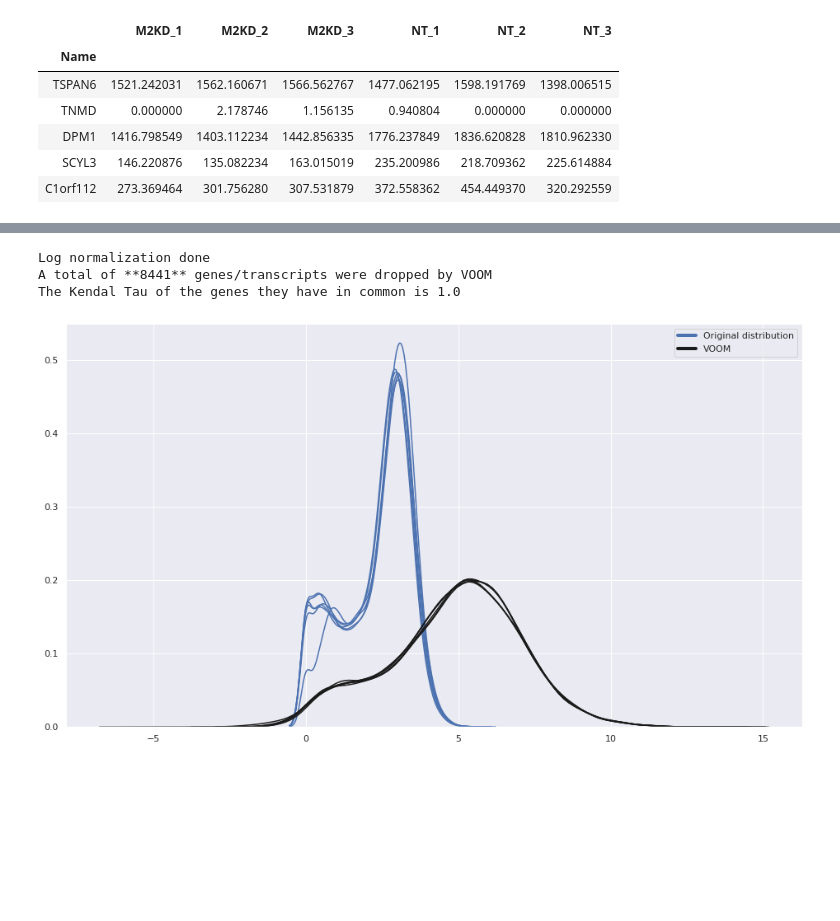
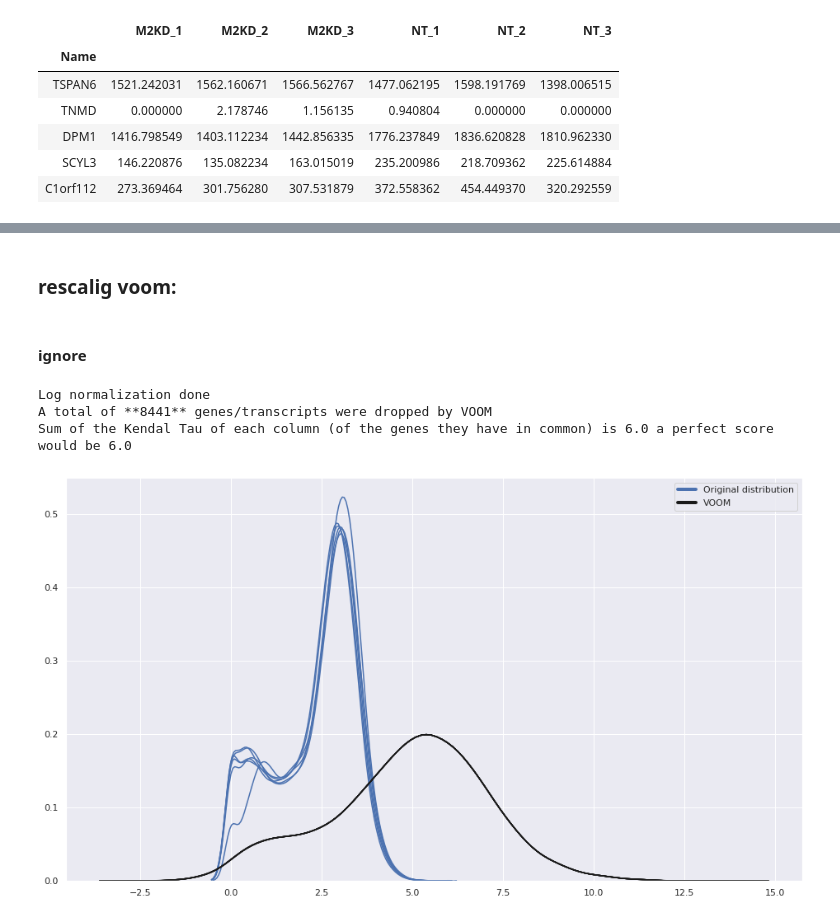
Before and after one commit to genepattern/preprocessing-rnaseq, a Jupyter notebook: Bulk RNA-seq Preprocessing for GSEA+ draft 3.ipynb, the cells around one changed output, grey strips where cells are left out. Drawn from its saved outputs; the diff is of its cells as text; code cells hidden in the pictures; blank space fills up the shorter version.

Commit message:
first draft of the blogpost -- currently incomplete

```diff
--- a/Bulk RNA-seq Preprocessing for GSEA+ draft 3.ipynb
+++ b/Bulk RNA-seq Preprocessing for GSEA+ draft 3.ipynb
@@ -81,12 +81,12 @@ def dfdist(df1,df2):
     distance_per_column = colwise_distance(df1,df2)
 
     #for now just adding the distance per column
-    return distance_per_column.mean(axis=1)
+    return distance_per_column.sum(axis=1)
 
 def print_stats(df1,df2,method):
     print(f'A total of **{len(df1)-len(df2)}** genes/transcripts were dropped by {method}')
     kt = dfdist(df1,df2)
-    print(f"The Kendal Tau of the genes they have in common is {kt['similarity']}")
+    print(f"Sum of the Kendal Tau of each column (of the genes they have in common) is {kt['similarity']} a perfect score would be {float(len(list(df1)))}")
 # %%
 import urllib.request
 import urllib.parse
@@ -389,7 +408,17 @@ The Kendal Tau of the genes they have in common is 1.0
+# %% [markdown]
+### rescalig voom:
+# %% [markdown]
+#### ignore
+# %%
+def quantile_normalize(df):
+    # from https://stackoverflow.com/questions/37935920/quantile-normalization-on-pandas-dataframe/37957466
+    # look into https://github.com/ShawnLYU/Quantile_Normalize
+    rank_mean = df.stack().groupby(df.rank(method='first').stack().astype(int)).mean()
+    return df.rank(method='min').stack().astype(int).map(rank_mean).unstack()
 # %%
-print_vitals(df1=raw,df2=voom,method='VOOM',apply_log_normalize=False)
+print_vitals(df1=raw,df2=quantile_normalize(voom),method='VOOM',apply_log_normalize=False)
 # %% [output]
 Log normalization done
 A total of **8441** genes/transcripts were dropped by VOOM
-The Kendal Tau of the genes they have in common is 1.0
+Sum of the Kendal Tau of each column (of the genes they have in common) is 6.0 a perfect score would be 6.0
-[figure, old version]
+[figure, new version]
```
Also changed, not shown: parts of 16 cells of this notebook, 1 other file.
